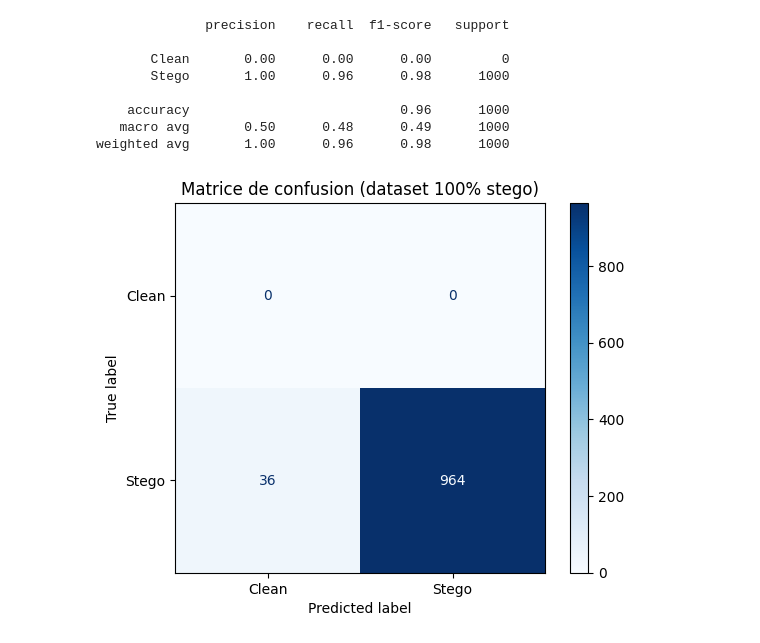
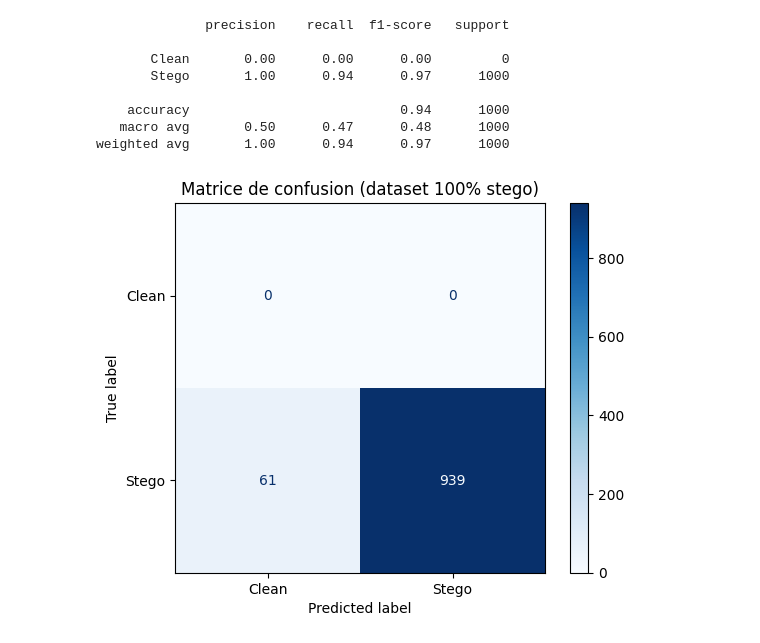
Before and after one commit to kw0jtach/LSB-CNN-Classification, a Jupyter notebook: Stegano-Images/testing_models.ipynb, the cells around one changed output. Drawn from its saved outputs; the diff is of its cells as text; code cells hidden in the pictures.

Commit message:
testing the best_model

```diff
--- a/Stegano-Images/testing_models.ipynb
+++ b/Stegano-Images/testing_models.ipynb
@@ -64,7 +64,7 @@ model.fc = nn.Sequential(
 )
 
 
-model_path = "Models/Thebestsofar/maybe2.pth"
+model_path = "Models/Thebestsofar/best_model.pth"
 device = torch.device("cuda" if torch.cuda.is_available() else "cpu")
 
 model.load_state_dict(torch.load(model_path))
@@ -138,7 +138,7 @@ model.fc = nn.Sequential(
     nn.Dropout(p=0.5),
     nn.Linear(model.fc.in_features, 2)
 )
-model_path = "Models/Thebestsofar/maybe2.pth"
+model_path = "Models/Thebestsofar/best_model.pth"
 device = torch.device("cuda" if torch.cuda.is_available() else "cpu")
 model.load_state_dict(torch.load(model_path))
 model = model.to(device).eval()
@@ -174,35 +174,35 @@ def apply_laplacian_rgb(img_pil, noise="none"):
 
 image_files = [f for f in os.listdir(stego_dir) if f.endswith('.png')]
 image_files = random.sample(image_files, min(len(image_files), num_samples))
 
 y_true, y_pred = [], []
 
 with torch.no_grad():
     for file in image_files:
         img = Image.open(os.path.join(stego_dir, file)).convert("RGB")
         img_lap = apply_laplacian_rgb(img, noise="none")
         input_tensor = transform(img_lap).unsqueeze(0).to(device)
         output = model(input_tensor)
         probs = torch.softmax(output, dim=1)
         pred = torch.argmax(probs, dim=1).item()
 
         y_true.append(1)
         y_pred.append(pred)
 
 print(classification_report(y_true, y_pred, target_names=["Clean", "Stego"]))
 
 cm = confusion_matrix(y_true, y_pred)
 disp = ConfusionMatrixDisplay(confusion_matrix=cm, display_labels=["Clean", "Stego"])
 disp.plot(cmap=plt.cm.Blues)
 plt.title("Matrice de confusion (dataset 100% stego)")
 plt.show()
 # %% [output]
               precision    recall  f1-score   support
 
        Clean       0.00      0.00      0.00         0
-       Stego       1.00      0.96      0.98      1000
+       Stego       1.00      0.94      0.97      1000
 
-    accuracy                           0.96      1000
-   macro avg       0.50      0.48      0.49      1000
-weighted avg       1.00      0.96      0.98      1000
+    accuracy                           0.94      1000
+   macro avg       0.50      0.47      0.48      1000
+weighted avg       1.00      0.94      0.97      1000
-[figure, old version]
+[figure, new version]
```
Also changed, not shown: parts of 1 cell of this notebook.
